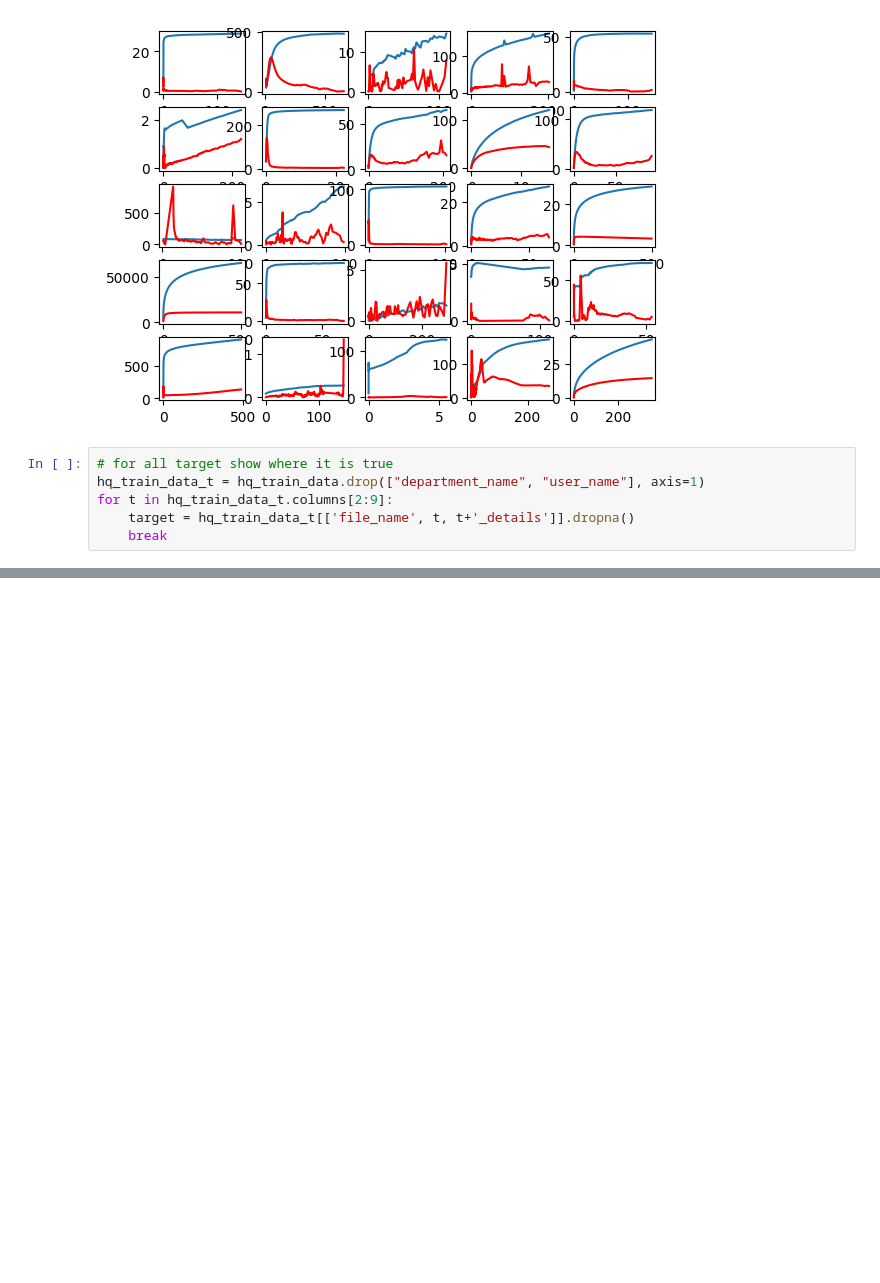
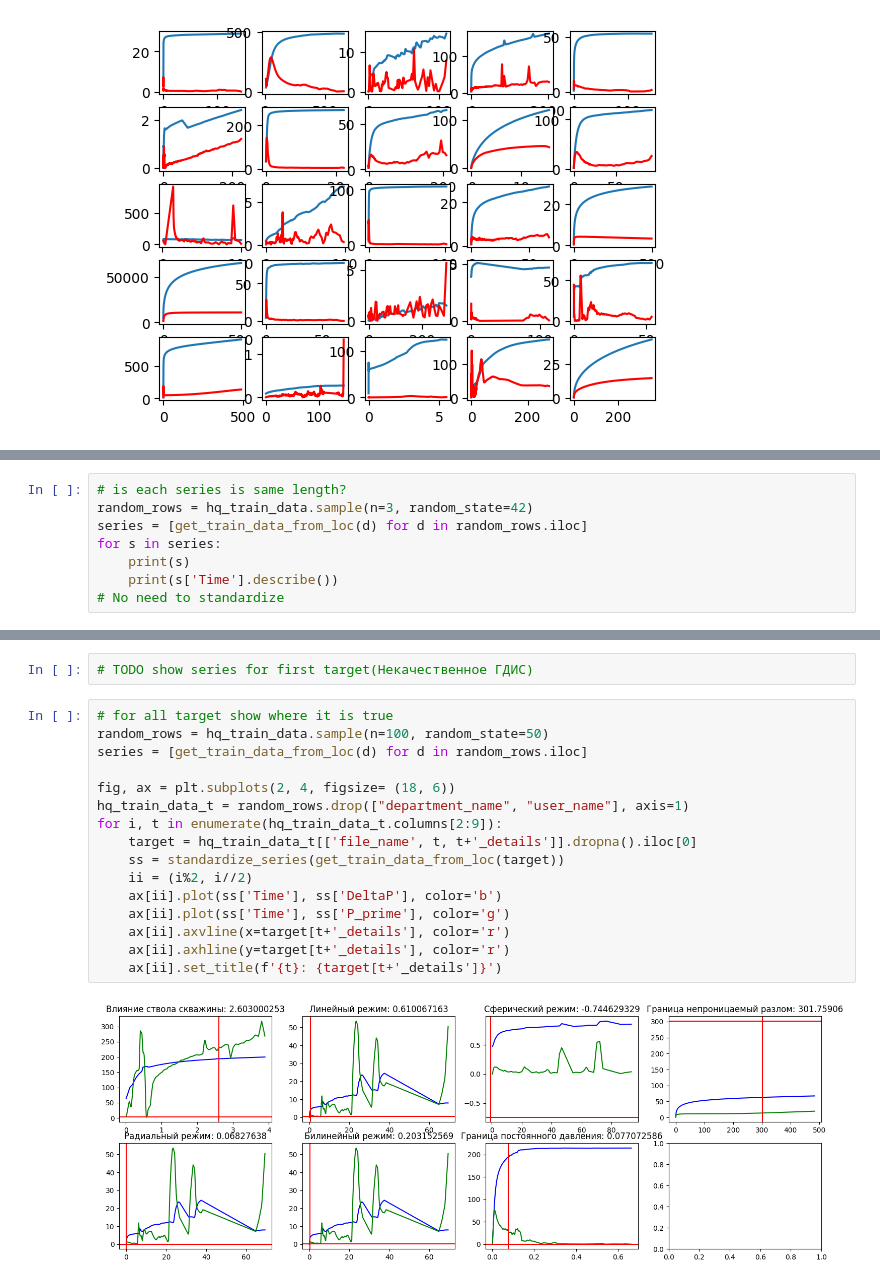
Before and after one commit to EZHOWWW/Siam, a Jupyter notebook: main.ipynb, the cells around one changed output, grey strips where cells are left out. Cells and saved outputs as stored; diff of their text form; blank space fills up the shorter version.

Commit message:
search data

```diff
--- a/main.ipynb
+++ b/main.ipynb
@@ -130,9 +123,3 @@ for i, v in enumerate(series):
 plt.show()
 # %% [output]
 [figure]
-# %%
-# for all target show where it is true
-hq_train_data_t = hq_train_data.drop(["department_name", "user_name"], axis=1)
-for t in hq_train_data_t.columns[2:9]:
-    target = hq_train_data_t[['file_name', t, t+'_details']].dropna()
-    break
@@ -156,0 +126,8 @@ for t in hq_train_data_t.columns[2:9]:
+# %%
+# is each series is same length?
+random_rows = hq_train_data.sample(n=3, random_state=42)
+series = [get_train_data_from_loc(d) for d in random_rows.iloc]
+for s in series:
+    print(s)
+    print(s['Time'].describe())
+# No need to standardize
@@ -156,0 +205,20 @@ for t in hq_train_data_t.columns[2:9]:
+# %%
+# TODO show series for first target(Некачественное ГДИС)
+# %%
+# for all target show where it is true
+random_rows = hq_train_data.sample(n=100, random_state=50)
+series = [get_train_data_from_loc(d) for d in random_rows.iloc]
+
+fig, ax = plt.subplots(2, 4, figsize= (18, 6))
+hq_train_data_t = random_rows.drop(["department_name", "user_name"], axis=1)
+for i, t in enumerate(hq_train_data_t.columns[2:9]):
+    target = hq_train_data_t[['file_name', t, t+'_details']].dropna().iloc[0]
+    ss = standardize_series(get_train_data_from_loc(target))
+    ii = (i%2, i//2)
+    ax[ii].plot(ss['Time'], ss['DeltaP'], color='b')
+    ax[ii].plot(ss['Time'], ss['P_prime'], color='g')
+    ax[ii].axvline(x=target[t+'_details'], color='r')
+    ax[ii].axhline(y=target[t+'_details'], color='r')
+    ax[ii].set_title(f'{t}: {target[t+'_details']}')
+# %% [output]
+[figure, added]
```
Also changed, not shown: parts of 11 cells of this notebook.
